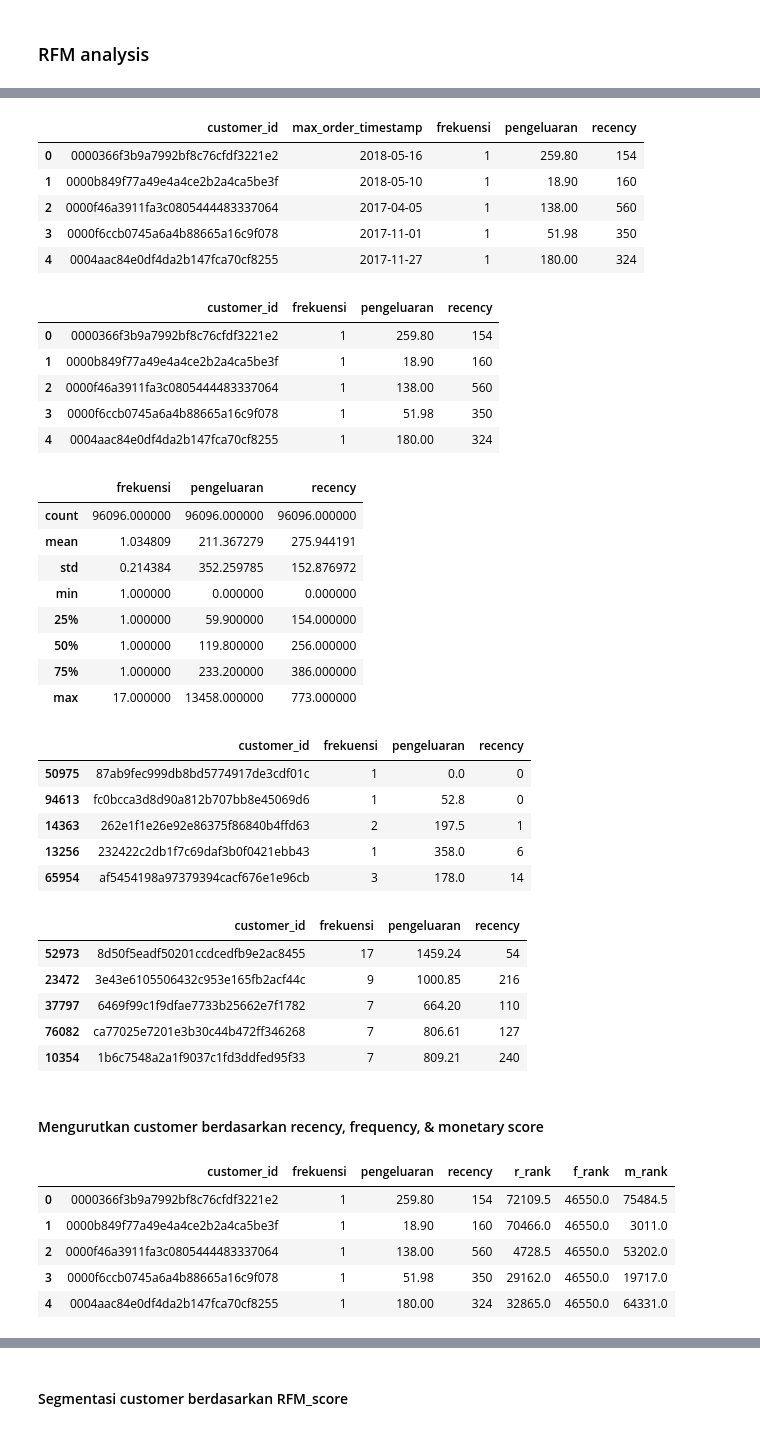
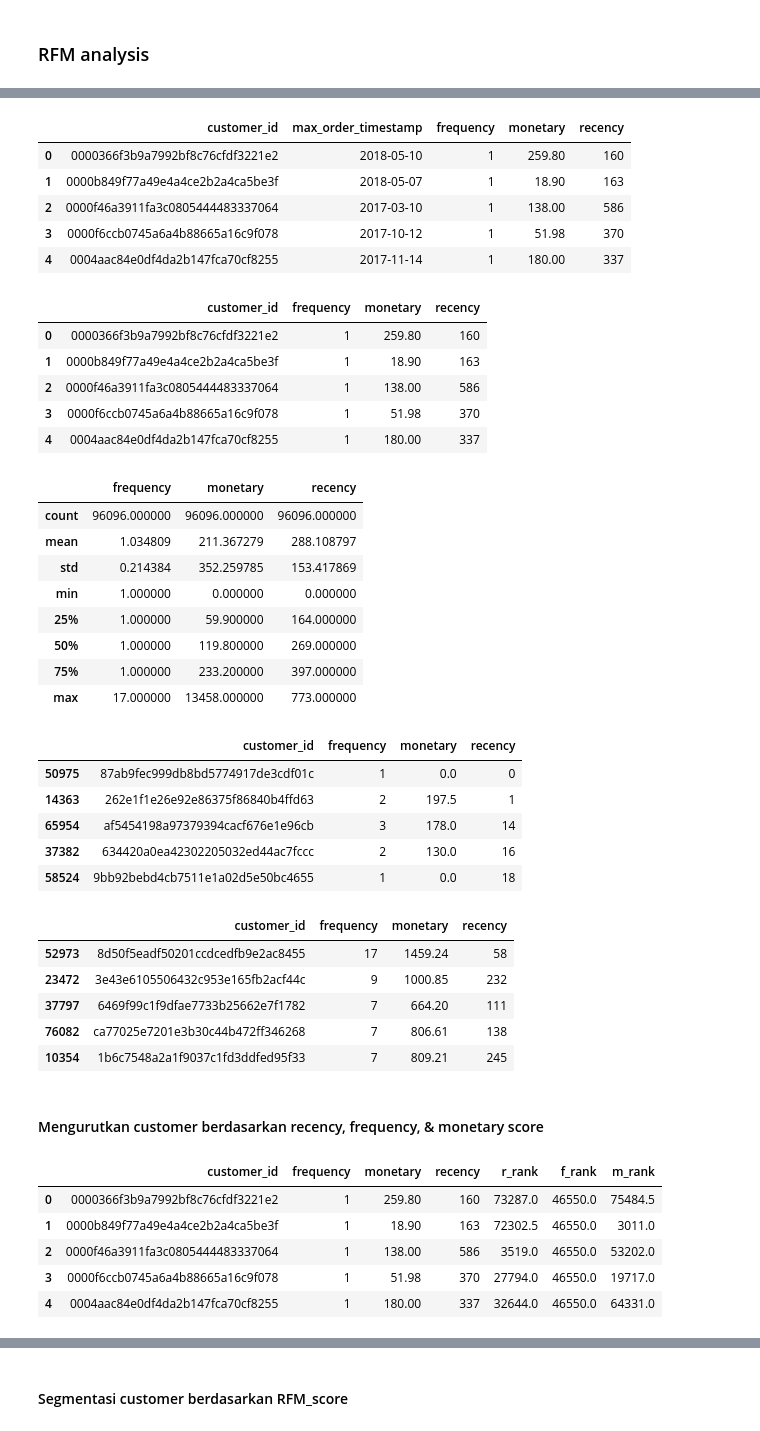
Before and after one commit to filbert4/streamlit, a Jupyter notebook: Proyek_Analisis_Data.ipynb, the cells around one changed output, grey strips where cells are left out. Cells and saved outputs as stored; diff of their text form; code cells hidden in the pictures.

```diff
--- a/Proyek_Analisis_Data.ipynb
+++ b/Proyek_Analisis_Data.ipynb
@@ -1132,11 +1132,11 @@ plt.show()
 ### RFM analysis
 # %%
 rfm_df = main_data_df.groupby(by="customer_unique_id", as_index=False).agg({
-    "order_delivered_customer_date": "max",
+    "order_purchase_timestamp": "max",
     "order_id": "nunique",
     "price": "sum"
 })
-rfm_df.columns = ["customer_id", "max_order_timestamp", "frekuensi", "pengeluaran"]
+rfm_df.columns = ["customer_id", "max_order_timestamp", "frequency", "monetary"]
 rfm_df['max_order_timestamp'] = rfm_df["max_order_timestamp"].dt.date
-rfm_df.sort_values(by= 'frekuensi', ascending=False).head()
+rfm_df.sort_values(by= 'frequency', ascending=False).head()
 # %% [output]
@@ -1151,67 +1151,67 @@ recent_date = main_data_df["order_delivered_customer_date"].dt.date.max()
 rfm_df["recency"] = rfm_df["max_order_timestamp"].apply(lambda x: (recent_date - x).days)
 rfm_df.head()
 # %% [output]
-|  | customer_id | max_order_timestamp | frekuensi | pengeluaran | recency |
-| 0 | 0000366f3b9a7992bf8c76cfdf3221e2 | 2018-05-16 | 1 | 259.80 | 154 |
-| 1 | 0000b849f77a49e4a4ce2b2a4ca5be3f | 2018-05-10 | 1 | 18.90 | 160 |
-| 2 | 0000f46a3911fa3c0805444483337064 | 2017-04-05 | 1 | 138.00 | 560 |
-| 3 | 0000f6ccb0745a6a4b88665a16c9f078 | 2017-11-01 | 1 | 51.98 | 350 |
-| 4 | 0004aac84e0df4da2b147fca70cf8255 | 2017-11-27 | 1 | 180.00 | 324 |
+|  | customer_id | max_order_timestamp | frequency | monetary | recency |
+| 0 | 0000366f3b9a7992bf8c76cfdf3221e2 | 2018-05-10 | 1 | 259.80 | 160 |
+| 1 | 0000b849f77a49e4a4ce2b2a4ca5be3f | 2018-05-07 | 1 | 18.90 | 163 |
+| 2 | 0000f46a3911fa3c0805444483337064 | 2017-03-10 | 1 | 138.00 | 586 |
+| 3 | 0000f6ccb0745a6a4b88665a16c9f078 | 2017-10-12 | 1 | 51.98 | 370 |
+| 4 | 0004aac84e0df4da2b147fca70cf8255 | 2017-11-14 | 1 | 180.00 | 337 |
 # %%
 rfm_df.drop("max_order_timestamp", axis=1, inplace=True)
 rfm_df.head()
 # %% [output]
-|  | customer_id | frekuensi | pengeluaran | recency |
-| 0 | 0000366f3b9a7992bf8c76cfdf3221e2 | 1 | 259.80 | 154 |
-| 1 | 0000b849f77a49e4a4ce2b2a4ca5be3f | 1 | 18.90 | 160 |
-| 2 | 0000f46a3911fa3c0805444483337064 | 1 | 138.00 | 560 |
-| 3 | 0000f6ccb0745a6a4b88665a16c9f078 | 1 | 51.98 | 350 |
-| 4 | 0004aac84e0df4da2b147fca70cf8255 | 1 | 180.00 | 324 |
+|  | customer_id | frequency | monetary | recency |
+| 0 | 0000366f3b9a7992bf8c76cfdf3221e2 | 1 | 259.80 | 160 |
+| 1 | 0000b849f77a49e4a4ce2b2a4ca5be3f | 1 | 18.90 | 163 |
+| 2 | 0000f46a3911fa3c0805444483337064 | 1 | 138.00 | 586 |
+| 3 | 0000f6ccb0745a6a4b88665a16c9f078 | 1 | 51.98 | 370 |
+| 4 | 0004aac84e0df4da2b147fca70cf8255 | 1 | 180.00 | 337 |
 # %%
 rfm_df.describe()
 # %% [output]
-|  | frekuensi | pengeluaran | recency |
+|  | frequency | monetary | recency |
 | count | 96096.000000 | 96096.000000 | 96096.000000 |
-| mean | 1.034809 | 211.367279 | 275.944191 |
-| std | 0.214384 | 352.259785 | 152.876972 |
+| mean | 1.034809 | 211.367279 | 288.108797 |
+| std | 0.214384 | 352.259785 | 153.417869 |
 | min | 1.000000 | 0.000000 | 0.000000 |
-| 25% | 1.000000 | 59.900000 | 154.000000 |
-| 50% | 1.000000 | 119.800000 | 256.000000 |
-| 75% | 1.000000 | 233.200000 | 386.000000 |
+| 25% | 1.000000 | 59.900000 | 164.000000 |
+| 50% | 1.000000 | 119.800000 | 269.000000 |
+| 75% | 1.000000 | 233.200000 | 397.000000 |
 | max | 17.000000 | 13458.000000 | 773.000000 |
 # %%
 rfm_df.sort_values(by="recency", ascending=True).head(5)
 # %% [output]
-|  | customer_id | frekuensi | pengeluaran | recency |
+|  | customer_id | frequency | monetary | recency |
 | 50975 | 87ab9fec999db8bd5774917de3cdf01c | 1 | 0.0 | 0 |
-| 94613 | fc0bcca3d8d90a812b707bb8e45069d6 | 1 | 52.8 | 0 |
 | 14363 | 262e1f1e26e92e86375f86840b4ffd63 | 2 | 197.5 | 1 |
-| 13256 | 232422c2db1f7c69daf3b0f0421ebb43 | 1 | 358.0 | 6 |
 | 65954 | af5454198a97379394cacf676e1e96cb | 3 | 178.0 | 14 |
+| 37382 | 634420a0ea42302205032ed44ac7fccc | 2 | 130.0 | 16 |
+| 58524 | 9bb92bebd4cb7511e1a02d5e50bc4655 | 1 | 0.0 | 18 |
 # %%
-rfm_df.sort_values(by="frekuensi", ascending=False).head(5)
+rfm_df.sort_values(by="frequency", ascending=False).head(5)
 # %% [output]
-|  | customer_id | frekuensi | pengeluaran | recency |
-| 52973 | 8d50f5eadf50201ccdcedfb9e2ac8455 | 17 | 1459.24 | 54 |
-| 23472 | 3e43e6105506432c953e165fb2acf44c | 9 | 1000.85 | 216 |
-| 37797 | 6469f99c1f9dfae7733b25662e7f1782 | 7 | 664.20 | 110 |
-| 76082 | ca77025e7201e3b30c44b472ff346268 | 7 | 806.61 | 127 |
-| 10354 | 1b6c7548a2a1f9037c1fd3ddfed95f33 | 7 | 809.21 | 240 |
+|  | customer_id | frequency | monetary | recency |
+| 52973 | 8d50f5eadf50201ccdcedfb9e2ac8455 | 17 | 1459.24 | 58 |
+| 23472 | 3e43e6105506432c953e165fb2acf44c | 9 | 1000.85 | 232 |
+| 37797 | 6469f99c1f9dfae7733b25662e7f1782 | 7 | 664.20 | 111 |
+| 76082 | ca77025e7201e3b30c44b472ff346268 | 7 | 806.61 | 138 |
+| 10354 | 1b6c7548a2a1f9037c1fd3ddfed95f33 | 7 | 809.21 | 245 |
 # %% [markdown]
 #### Mengurutkan customer berdasarkan recency, frequency, & monetary score
 # %%
 rfm_df['r_rank'] = rfm_df['recency'].rank(ascending=False)
-rfm_df['f_rank'] = rfm_df['frekuensi'].rank(ascending=True)
-rfm_df['m_rank'] = rfm_df['pengeluaran'].rank(ascending=True)
+rfm_df['f_rank'] = rfm_df['frequency'].rank(ascending=True)
+rfm_df['m_rank'] = rfm_df['monetary'].rank(ascending=True)
 
 rfm_df.head()
 # %% [output]
-|  | customer_id | frekuensi | pengeluaran | recency | r_rank | f_rank | m_rank |
-| 0 | 0000366f3b9a7992bf8c76cfdf3221e2 | 1 | 259.80 | 154 | 72109.5 | 46550.0 | 75484.5 |
-| 1 | 0000b849f77a49e4a4ce2b2a4ca5be3f | 1 | 18.90 | 160 | 70466.0 | 46550.0 | 3011.0 |
-| 2 | 0000f46a3911fa3c0805444483337064 | 1 | 138.00 | 560 | 4728.5 | 46550.0 | 53202.0 |
-| 3 | 0000f6ccb0745a6a4b88665a16c9f078 | 1 | 51.98 | 350 | 29162.0 | 46550.0 | 19717.0 |
-| 4 | 0004aac84e0df4da2b147fca70cf8255 | 1 | 180.00 | 324 | 32865.0 | 46550.0 | 64331.0 |
+|  | customer_id | frequency | monetary | recency | r_rank | f_rank | m_rank |
+| 0 | 0000366f3b9a7992bf8c76cfdf3221e2 | 1 | 259.80 | 160 | 73287.0 | 46550.0 | 75484.5 |
+| 1 | 0000b849f77a49e4a4ce2b2a4ca5be3f | 1 | 18.90 | 163 | 72302.5 | 46550.0 | 3011.0 |
+| 2 | 0000f46a3911fa3c0805444483337064 | 1 | 138.00 | 586 | 3519.0 | 46550.0 | 53202.0 |
+| 3 | 0000f6ccb0745a6a4b88665a16c9f078 | 1 | 51.98 | 370 | 27794.0 | 46550.0 | 19717.0 |
+| 4 | 0004aac84e0df4da2b147fca70cf8255 | 1 | 180.00 | 337 | 32644.0 | 46550.0 | 64331.0 |
 # %%
 # normalizing the rank of the customers
 rfm_df['r_rank_norm'] = (rfm_df['r_rank']/rfm_df['r_rank'].max())*100
```
Also changed, not shown: parts of 9 cells of this notebook, 1 other file.
